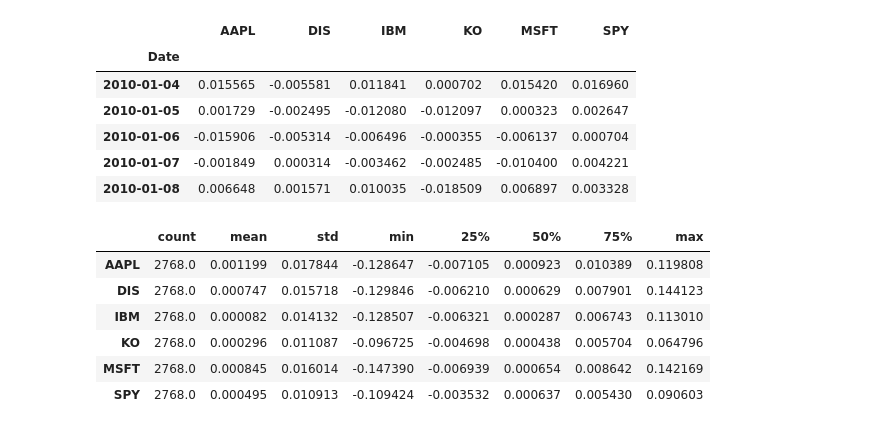
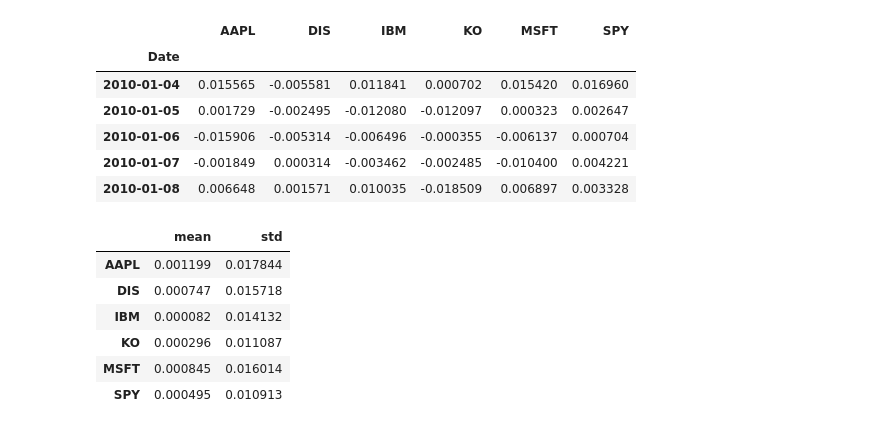
Before and after one commit to Janadhi14/Algo-trading, a Jupyter notebook: Introduction.ipynb, the cells around one changed output. Drawn from its saved outputs; the diff is of its cells as text; code cells hidden in the pictures.

```diff
--- a/Introduction.ipynb
+++ b/Introduction.ipynb
@@ -708,13 +708,14 @@ ret.head()
 | 2010-01-06 | -0.015906 | -0.005314 | -0.006496 | -0.000355 | -0.006137 | 0.000704 |
 | 2010-01-07 | -0.001849 | 0.000314 | -0.003462 | -0.002485 | -0.010400 | 0.004221 |
 | 2010-01-08 | 0.006648 | 0.001571 | 0.010035 | -0.018509 | 0.006897 | 0.003328 |
-# %%
-ret.describe().T
-# %% [output]
-|  | count | mean | std | min | 25% | 50% | 75% | max |
-| AAPL | 2768.0 | 0.001199 | 0.017844 | -0.128647 | -0.007105 | 0.000923 | 0.010389 | 0.119808 |
-| DIS | 2768.0 | 0.000747 | 0.015718 | -0.129846 | -0.006210 | 0.000629 | 0.007901 | 0.144123 |
-| IBM | 2768.0 | 0.000082 | 0.014132 | -0.128507 | -0.006321 | 0.000287 | 0.006743 | 0.113010 |
-| KO | 2768.0 | 0.000296 | 0.011087 | -0.096725 | -0.004698 | 0.000438 | 0.005704 | 0.064796 |
-| MSFT | 2768.0 | 0.000845 | 0.016014 | -0.147390 | -0.006939 | 0.000654 | 0.008642 | 0.142169 |
-| SPY | 2768.0 | 0.000495 | 0.010913 | -0.109424 | -0.003532 | 0.000637 | 0.005430 | 0.090603 |
+# %%
+summary = ret.describe().T.loc[:,["mean", "std"]]
+summary
+# %% [output]
+|  | mean | std |
+| AAPL | 0.001199 | 0.017844 |
+| DIS | 0.000747 | 0.015718 |
+| IBM | 0.000082 | 0.014132 |
+| KO | 0.000296 | 0.011087 |
+| MSFT | 0.000845 | 0.016014 |
+| SPY | 0.000495 | 0.010913 |
```
Also changed, not shown: parts of 2 cells of this notebook.
